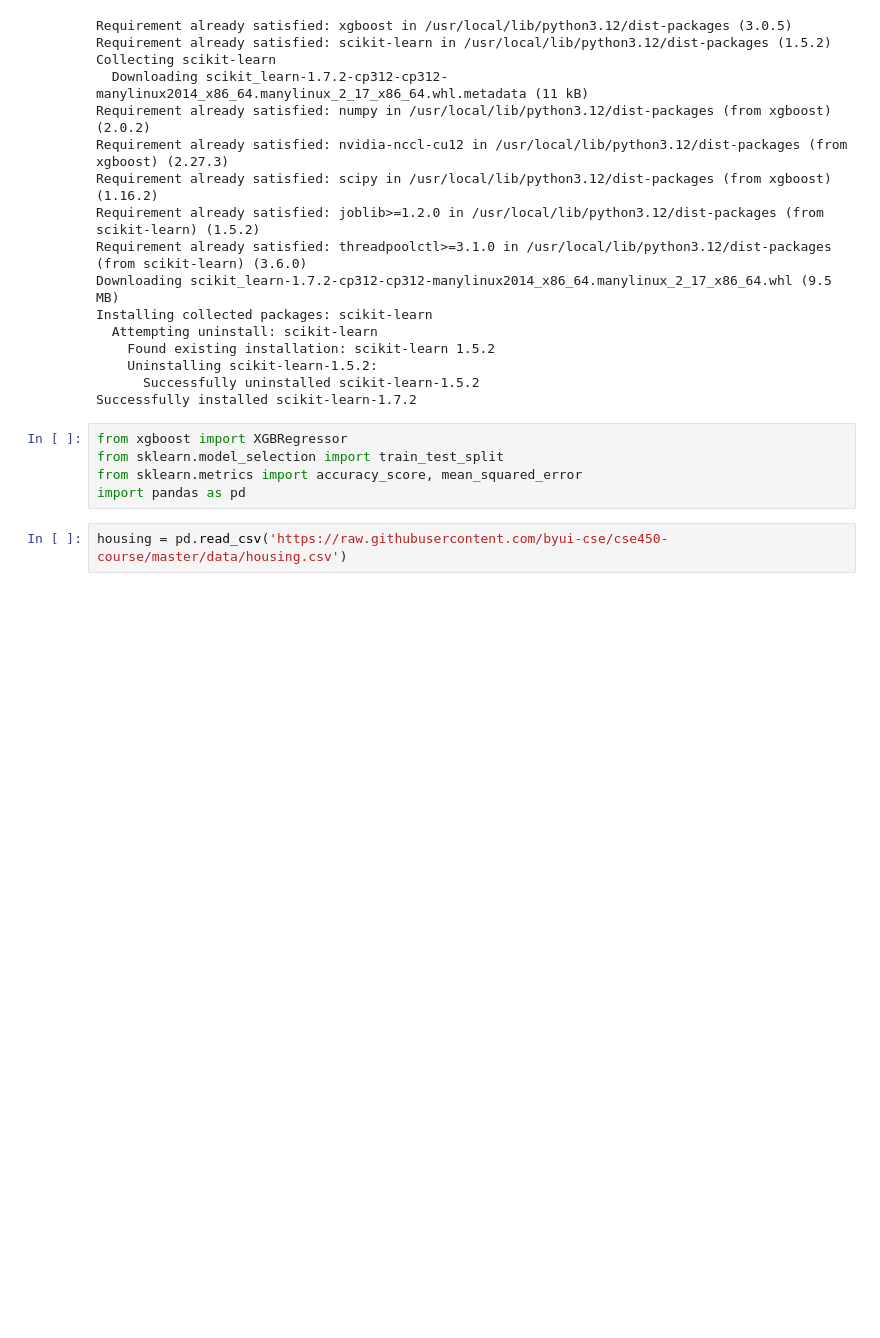
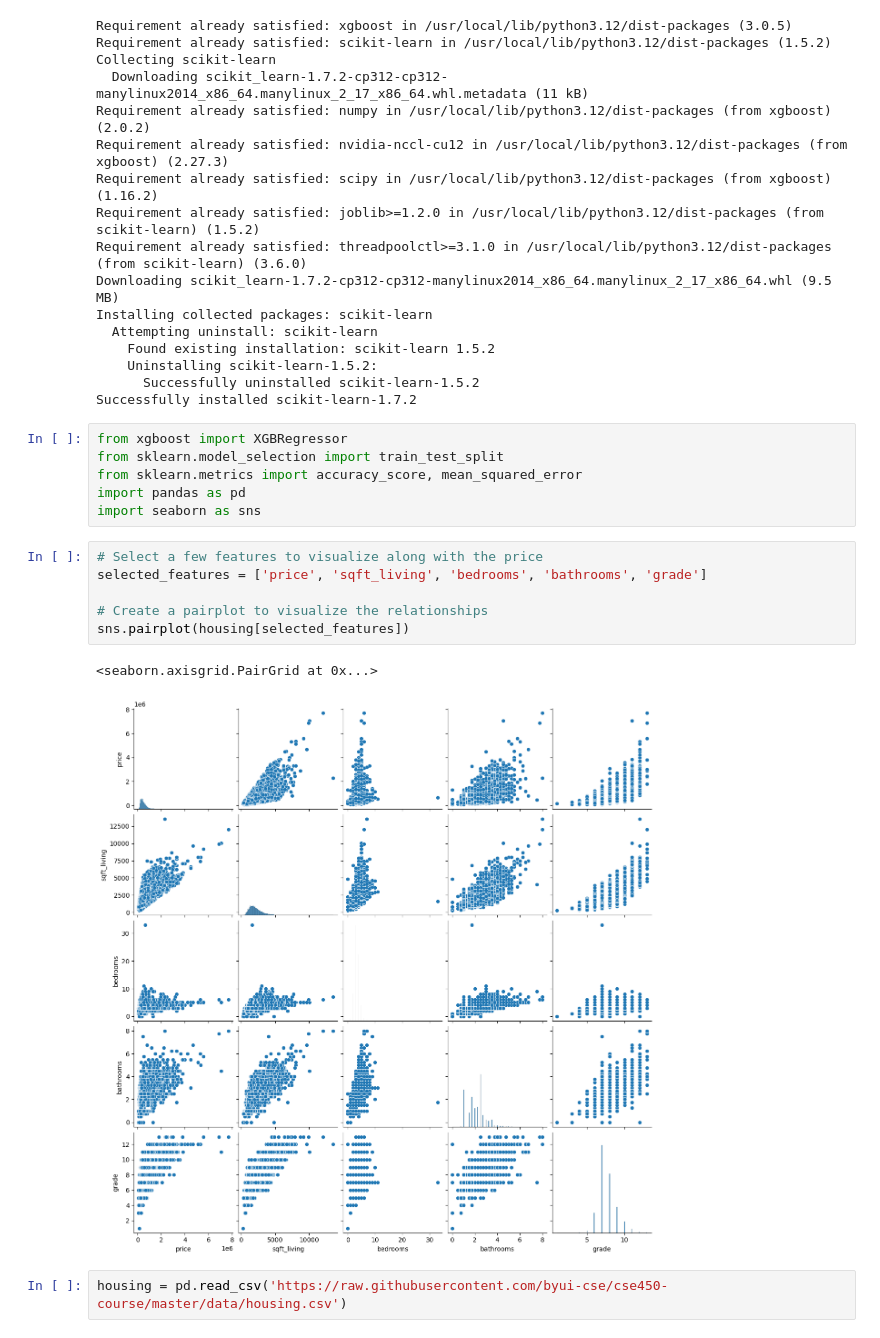
Before and after one commit to logansmith9454/cse450, a Jupyter notebook: notebooks/starter_housing.ipynb, the cells around one changed output. Saved outputs shown, nothing was run; the diff lists cells and outputs as text; blank space fills up the shorter version.

```diff
--- a/notebooks/starter_housing.ipynb
+++ b/notebooks/starter_housing.ipynb
@@ -25,5 +25,15 @@ from xgboost import XGBRegressor
 from sklearn.model_selection import train_test_split
 from sklearn.metrics import accuracy_score, mean_squared_error
 import pandas as pd
+import seaborn as sns
+# %%
+# Select a few features to visualize along with the price
+selected_features = ['price', 'sqft_living', 'bedrooms', 'bathrooms', 'grade']
+
+# Create a pairplot to visualize the relationships
+sns.pairplot(housing[selected_features])
+# %% [output]
+<seaborn.axisgrid.PairGrid at 0x...>
+[figure, added]
 # %%
 housing = pd.read_csv('https://raw.githubusercontent.com/byui-cse/cse450-course/master/data/housing.csv')
```
Also changed, not shown: parts of 1 cell of this notebook.
